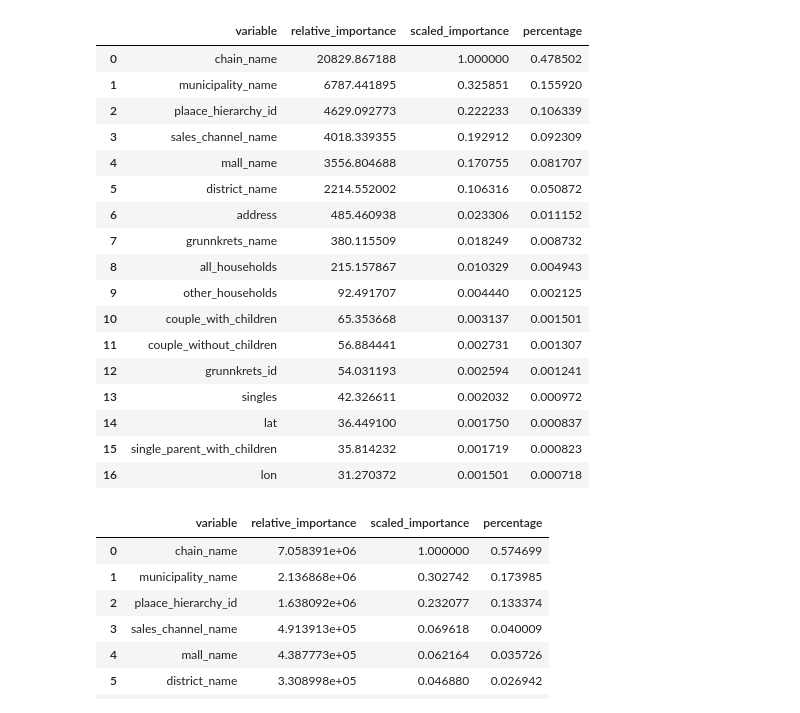
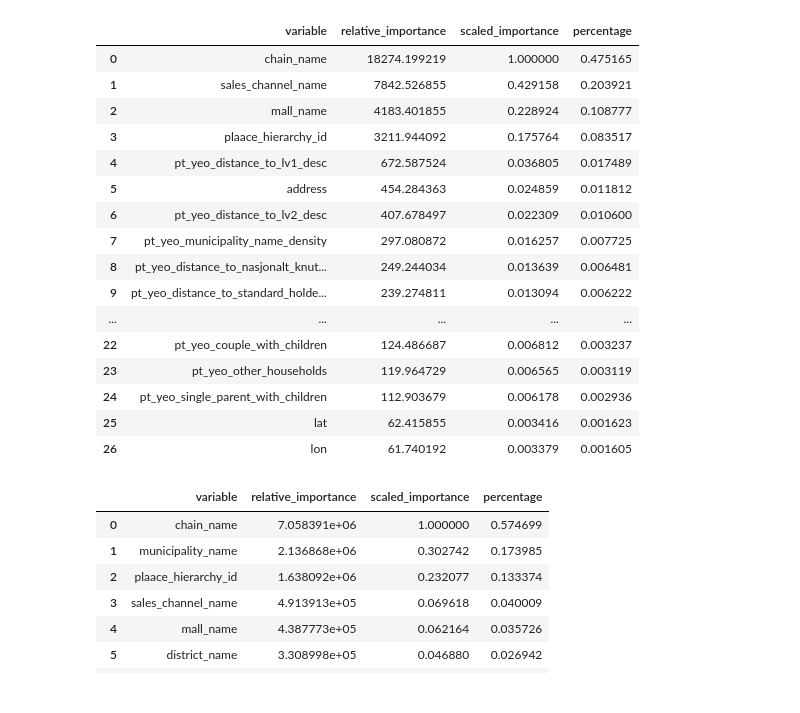
Before and after one commit to SimenQ/machine_learning, a Jupyter notebook: notebooks/Arash/h2o_model.ipynb, the cells around one changed output. Cells and saved outputs as stored; diff of their text form; code cells hidden in the pictures.

```diff
--- a/notebooks/Arash/h2o_model.ipynb
+++ b/notebooks/Arash/h2o_model.ipynb
@@ -66,2 +79,0 @@ stores_income_trans_train["rev_yeo"] = rev_transformed
-# %%
-train_df = h2o.H2OFrame(stores_income_trans_train)
@@ -105,0 +80,3 @@ y_test
+# %%
+train = h2o.H2OFrame(train_df)
+test = h2o.H2OFrame(test_df)
@@ -105,0 +86,4 @@ y_test
+# %%
+
+x_train = train.drop([0], axis = 0)
+y_test = test.drop([0], axis = 0)
@@ -106,9 +105,9 @@ y_test
 # %%
 x = x_train.columns
-y = 'rev_yeo'
+y = 'revenue'
 x.remove(y)
 
-aml = H2OAutoML(max_models=10, seed=1)
+aml = H2OAutoML(max_models=10, seed=1, exclude_algos=["deeplearning"])
 aml.train(x=x, y=y, training_frame= x_train)
 # %% [output]
 AutoML progress: |█
@@ -139,25 +160,24 @@ lb
 [12 rows x 9 columns]
 # %%
 
-m = h2o.get_model(lb[3,"model_id"])
+m = h2o.get_model(lb[2,"model_id"])
 m.varimp(use_pandas=True)
 # %% [output]
 |  | variable | relative_importance | scaled_importance | percentage |
-| 0 | chain_name | 20829.867188 | 1.000000 | 0.478502 |
-| 1 | municipality_name | 6787.441895 | 0.325851 | 0.155920 |
-| 2 | plaace_hierarchy_id | 4629.092773 | 0.222233 | 0.106339 |
-| 3 | sales_channel_name | 4018.339355 | 0.192912 | 0.092309 |
-| 4 | mall_name | 3556.804688 | 0.170755 | 0.081707 |
-| 5 | district_name | 2214.552002 | 0.106316 | 0.050872 |
-| 6 | address | 485.460938 | 0.023306 | 0.011152 |
-| 7 | grunnkrets_name | 380.115509 | 0.018249 | 0.008732 |
-| 8 | all_households | 215.157867 | 0.010329 | 0.004943 |
-| 9 | other_households | 92.491707 | 0.004440 | 0.002125 |
-| 10 | couple_with_children | 65.353668 | 0.003137 | 0.001501 |
-| 11 | couple_without_children | 56.884441 | 0.002731 | 0.001307 |
-| 12 | grunnkrets_id | 54.031193 | 0.002594 | 0.001241 |
-| 13 | singles | 42.326611 | 0.002032 | 0.000972 |
-| 14 | lat | 36.449100 | 0.001750 | 0.000837 |
-| 15 | single_parent_with_children | 35.814232 | 0.001719 | 0.000823 |
-| 16 | lon | 31.270372 | 0.001501 | 0.000718 |
+| 0 | chain_name | 18274.199219 | 1.000000 | 0.475165 |
+| 1 | sales_channel_name | 7842.526855 | 0.429158 | 0.203921 |
+| 2 | mall_name | 4183.401855 | 0.228924 | 0.108777 |
+| 3 | plaace_hierarchy_id | 3211.944092 | 0.175764 | 0.083517 |
+| 4 | pt_yeo_distance_to_lv1_desc | 672.587524 | 0.036805 | 0.017489 |
+| 5 | address | 454.284363 | 0.024859 | 0.011812 |
+| 6 | pt_yeo_distance_to_lv2_desc | 407.678497 | 0.022309 | 0.010600 |
+| 7 | pt_yeo_municipality_name_density | 297.080872 | 0.016257 | 0.007725 |
+| 8 | pt_yeo_distance_to_nasjonalt_knut... | 249.244034 | 0.013639 | 0.006481 |
+| 9 | pt_yeo_distance_to_standard_holde... | 239.274811 | 0.013094 | 0.006222 |
+| ... | ... | ... | ... | ... |
+| 22 | pt_yeo_couple_with_children | 124.486687 | 0.006812 | 0.003237 |
+| 23 | pt_yeo_other_households | 119.964729 | 0.006565 | 0.003119 |
+| 24 | pt_yeo_single_parent_with_children | 112.903679 | 0.006178 | 0.002936 |
+| 25 | lat | 62.415855 | 0.003416 | 0.001623 |
+| 26 | lon | 61.740192 | 0.003379 | 0.001605 |
 # %%
```
Also changed, not shown: parts of 15 cells of this notebook, 18 other files.
